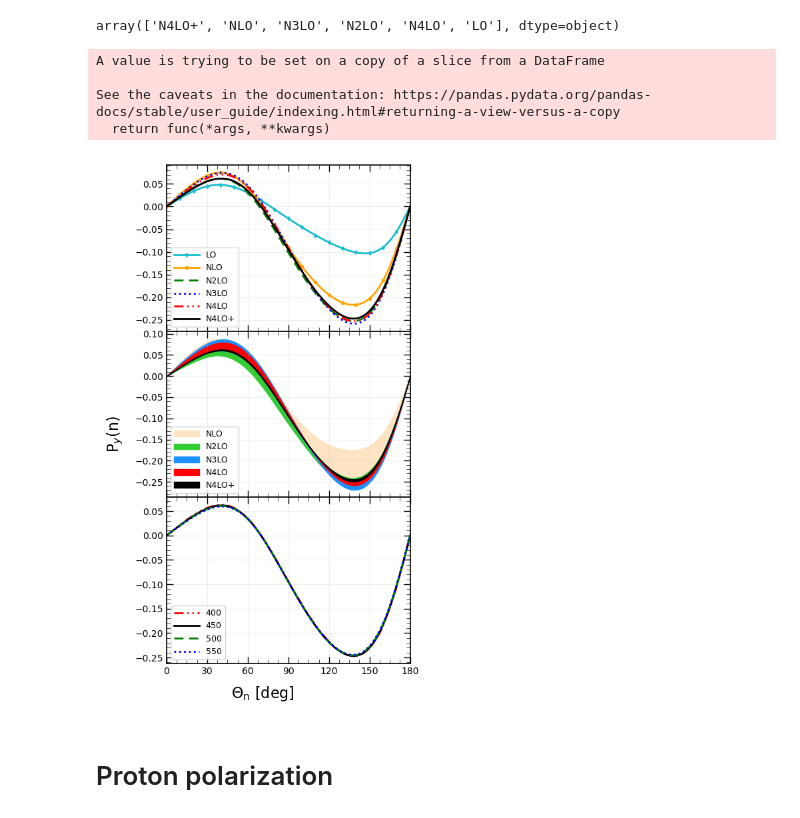
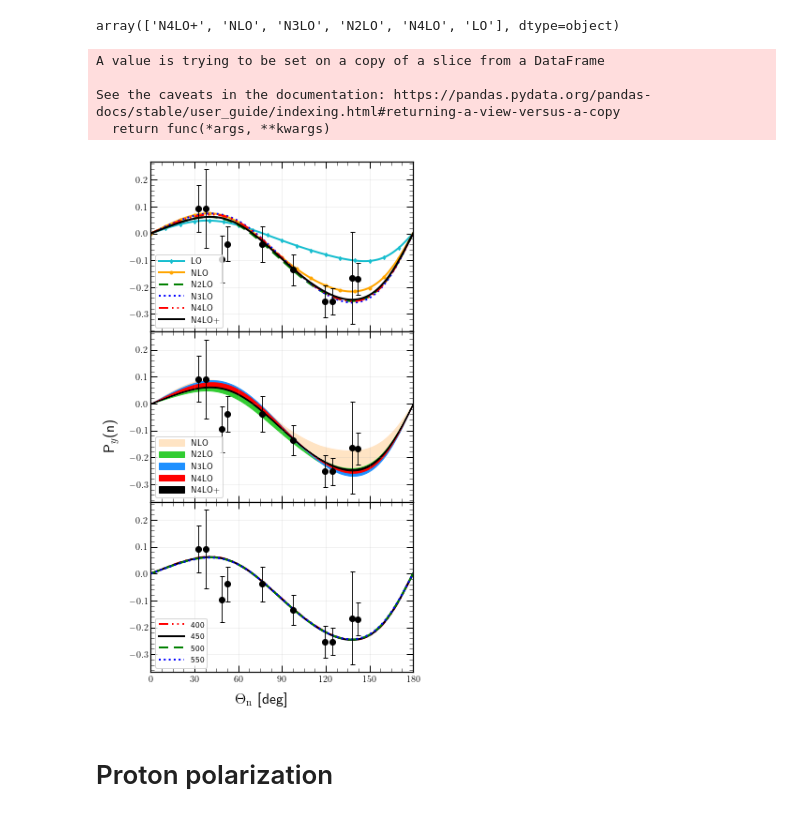
Before and after one commit to VitaliiUr/thesis, a Jupyter notebook: PlotData/Deuteron/Polarization.ipynb, the cells around one changed output. Cells and saved outputs as stored; diff of their text form; code cells hidden in the pictures.

```diff
--- a/PlotData/Deuteron/Polarization.ipynb
+++ b/PlotData/Deuteron/Polarization.ipynb
@@ -27,8 +27,8 @@ mpl.rcParams['mathtext.bf'] = 'DejaVu Sans:bold'
 plt.rcParams["font.family"] = "sans-serif"
 plt.rcParams["font.sans-serif"] = "DejaVu Sans"
 
-plt.rc('text', usetex=False)
-# plt.rc('text', usetex=True)
+# plt.rc('text', usetex=False)
+plt.rc('text', usetex=True)
 plt.rcParams['axes.linewidth'] = 1.2
 mpl.rcParams['lines.linewidth'] = 2
 
@@ -98,6 +98,7 @@ my_energies = df_my.Energy.unique()
 my_energies.sort()
 # %%
 df_jewell = pd.read_csv("./ExpData/PolarizationNeuteron/Jewell1965.dat")
+df_cameron = pd.read_csv("./ExpData/PolarizationNeuteron/Cameron1986.dat")
 # %%
 obs = "POLNOUT2(y)"
 energy=2.75
@@ -212,36 +213,36 @@ for cut in CUTOFF:
     # print(df_tmp.head())
     axes[2].plot(df_tmp.angle, df_tmp[obs],
                 **ls_cutoff[cut], label=cut)
 # df_av18 = df[(df.FORCE == "AV18") & (df.Energy == energy)]
 for j, ax in enumerate(axes):
-    # ax.errorbar(df_jewell.Theta, df_jewell["P(n)"],
-    #             yerr=df_jewell.Error, zorder=3, **exp_style[1], **marker_common)
+    ax.errorbar(df_cameron.Theta, df_cameron["P(n)"],
+                yerr=df_cameron.Error, zorder=3, **exp_style[0], **marker_common)
                     # , label=df_tmp.fname[0])
     # if j != 1:
     #     ax.plot(df_av18.angle, df_av18[obs],
     #             **line_styles["AV18"], label="AV18")
 
     ax.legend(fontsize=9, handlelength=3, loc="lower left")
 
     ax.xaxis.set_minor_locator(mpl.ticker.AutoMinorLocator())
     ax.yaxis.set_minor_locator(mpl.ticker.AutoMinorLocator())
     ax.tick_params(which='minor', direction='in', length=4,
                 width=0.5, top=True, right=True)
     ax.tick_params(which='major', direction='in',
                 length=7, width=1, top=True, right=True, zorder=1)
     ax.set_xticks(np.arange(0, 180+j-1, 30))
     ax.set_xlim([0, 180])
     ax.grid(alpha=0.2)
     ax.set_zorder(-1)
 fig.tight_layout()
 plt.savefig(f"../Figures_De/{obs}_{energy}mev_neuteron.pdf",
             dpi=600, facecolor="white")
 # %% [output]
 A value is trying to be set on a copy of a slice from a DataFrame
 
 See the caveats in the documentation: https://pandas.pydata.org/pandas-docs/stable/user_guide/indexing.html#returning-a-view-versus-a-copy
   return func(*args, **kwargs)
-[figure, old version]
+[figure, new version]
 # %% [markdown]
 # Proton polarization
 # %%
```
Also changed, not shown: 9 other files.
